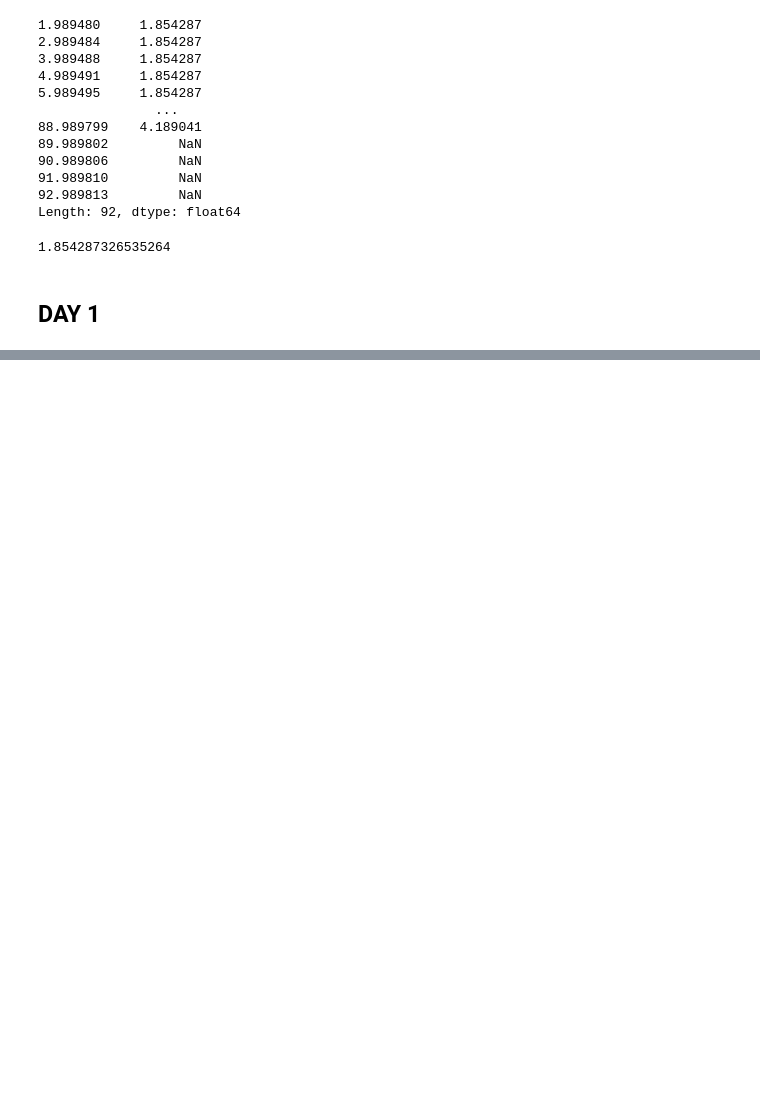
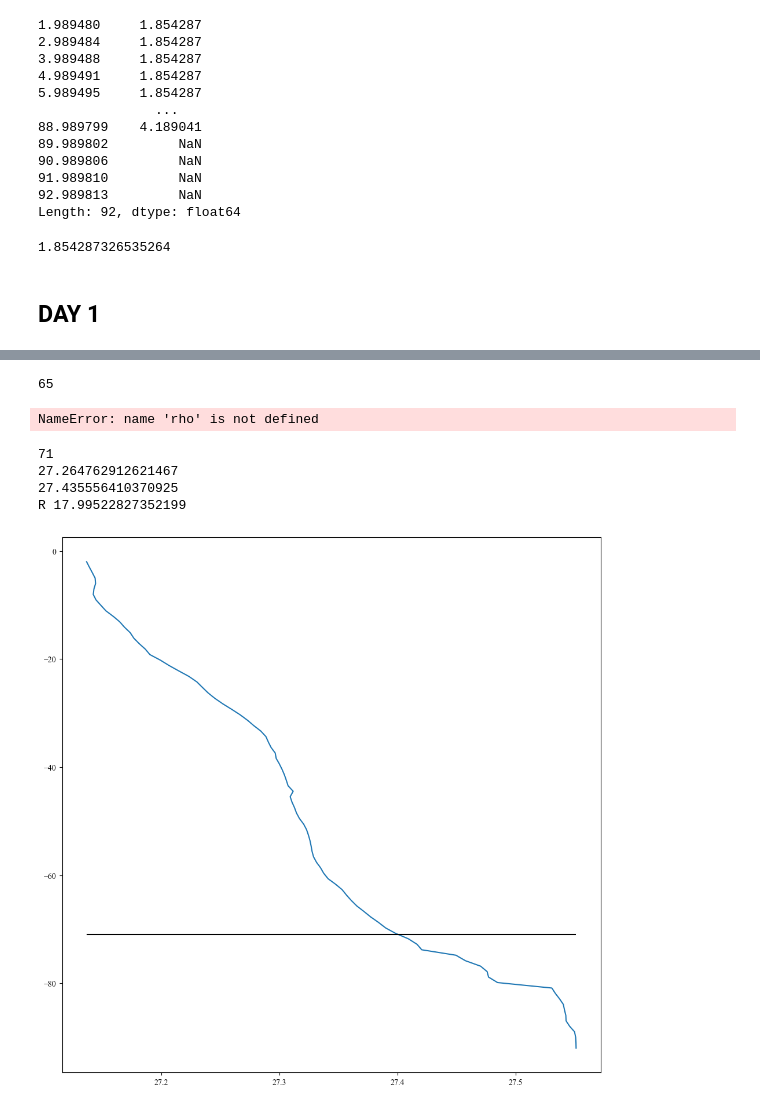
Before and after one commit to alpsjur/AGF-Adventfjorden, a Jupyter notebook: code/notebooks/mean_profile.ipynb, the cells around one changed output, grey strips where cells are left out. Drawn from its saved outputs; the diff is of its cells as text; code cells hidden in the pictures; blank space fills up the shorter version.

```diff
--- a/code/notebooks/mean_profile.ipynb
+++ b/code/notebooks/mean_profile.ipynb
@@ -227,0 +292,75 @@ axs2.set_ylim([100,0])
+# %%
+# ROSSBY RADIUS
+g = 9.81
+lat = 78.166666
+omega = 7.2921*10**(-5)
+f = 2*omega*np.sin(lat)
+
+# DAY 1
+i_H2 = np.where(np.nanmax(np.abs(np.diff(T)))==np.abs(np.diff(T)))[0][0]
+print(i_H2)
+rho_0 =  rho(np.mean(S),np.mean(T),P)
+plt.figure()
+plt.plot(rho_0,-1*p)
+plt.hlines(-i_H2,np.nanmin(rho_0),np.nanmax(rho_0),'k')
+
+#print(i_H2)
+#print(len(dfs1))
+H1 = 14 - dfs_mean1.index[0]
+H2 = dfs_mean1.index[-1]-H1
+rho_H1 = np.mean(dfs_mean1.index[:12])
+rho_H2 = np.mean(dfs_mean1[12:])
+#print(dfs_mean1.index[0])
+
+c = np.sqrt(g*((rho_H2+1000)-(rho_H1+1000))/(rho_H2+1000)*((H1*H2)/(H1+H2)))
+R1 = c/f/1000
+print('R1',R1)
+
+# DAY 2
+
+i_H2 = np.where(dfs2.index>=6)
+#print(i_H2)
+#print(len(dfs1))
+H1 = 14 - dfs_mean2.index[0]
+H2 = dfs_mean1.index[-1]-14
+rho_H1 = np.mean(dfs_mean1[:4])+1000
+rho_H2 = np.mean(dfs_mean1[4:])+1000
+
+c = np.sqrt(g*((rho_H2)-(rho_H1))/(rho_H2)*((H1*H2)/(H1+H2)))
+R2 = c/f/1000
+print('R2',R2)
+# %% [output]
+65
+NameError: name 'rho' is not defined
+# %%
+i_H2 = np.where(np.nanmax(np.abs(np.diff(dfT_mean)))==np.abs(np.diff(dfT_mean)))[0][0]
+print(i_H2)
+plt.figure()
+plt.plot(dfs_mean,-1*dfP_mean)
+plt.hlines(-i_H2,np.nanmin(dfs_mean),np.nanmax(dfs_mean),'k')
+
+
+g = 9.81
+lat = 78.166666
+omega = 7.2921*10**(-5)
+f = 2*omega*np.sin(lat)
+
+rho_H1 = np.mean(dfs_mean1[:i_H2])
+rho_H2 = np.mean(dfs_mean1[i_H2:])
+
+print(rho_H1)
+print(rho_H2)
+
+H1 = i_H2
+H2 =np.sum(~np.isnan(dfT_mean))-i_H2
+
+c = np.sqrt(g*(rho_H2-rho_H1)/rho_H2 *H1*H2/(H1+H2))
+R = c/f
+
+print('R',R/1000)
+# %% [output]
+71
+27.264762912621467
+27.435556410370925
+R 17.99522827352199
+[figure, added]
```
Also changed, not shown: parts of 8 cells of this notebook, 13 other files.
